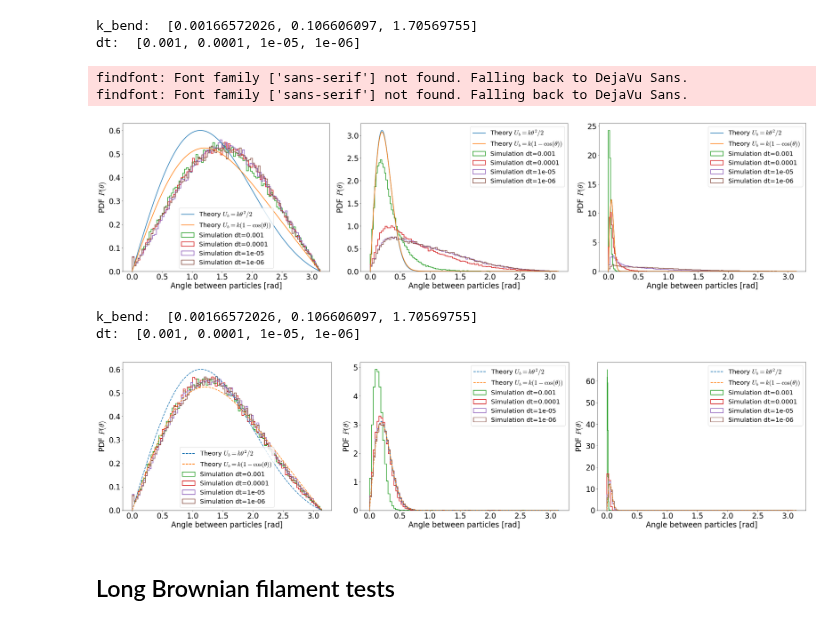
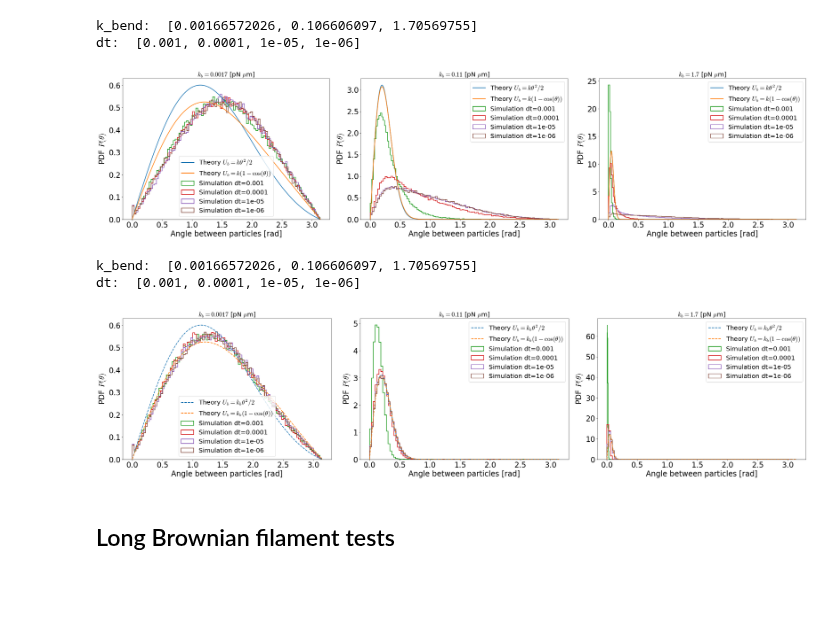
Before and after one commit to flatironinstitute/aLENS_analysis, a Jupyter notebook: notebooks/semiflex_testing/rod_pin_testing.ipynb, the cells around one changed output. Drawn from its saved outputs; the diff is of its cells as text; code cells hidden in the pictures; blank space fills up the shorter version.

```diff
--- a/notebooks/semiflex_testing/rod_pin_testing.ipynb
+++ b/notebooks/semiflex_testing/rod_pin_testing.ipynb
@@ -245,36 +245,35 @@ for i, k_bend in enumerate(k_bend_list):
         try:
             with h5py.File(data_dict[k_bend][dt], 'r') as h5_data:
                 run_params = yaml.safe_load(h5_data.attrs['RunConfig'])
                 kappa_bend = run_params['bendLinkKappa']
                 time_arr = h5_data['time'][:]
                 # Load in sylinder data
                 try:
                     sy_dat = h5_data['raw_data/sylinders'][...]
                 except:
                     print(f'dt = {dt} not made.')
                     continue
                 com_arr = .5 * (sy_dat[:, 2:5, :] + sy_dat[:, 5:8, :])
                 dir_arr = sy_dat[:, 5:8, :] - sy_dat[:, 2:5, :]
                 rod_length = np.linalg.norm(dir_arr[0,:,0])
                 # Average over all the trimers
                 angle_arr = []
                 for n in range(0, com_arr.shape[0], 2):
                     dot_arr = np.einsum('ij,ij->j', dir_arr[n], dir_arr[n+1])/(rod_length**2)
                     angle_arr += (np.arccos(dot_arr).tolist())
                 _ = axarr[i].hist(angle_arr, bins=100, density=True, label=f'Simulation dt={dt}', histtype='step', linewidth=2)
         except:
             pass
+    _ = axarr[i].set_title(f'$k_b = {kappa_bend:.2g}$ [pN $\mu$m]')
     _ = axarr[i].set_xlabel('Angle between particles [rad]')
     _ = axarr[i].set_ylabel('PDF $P(\\theta)$')
     _ = axarr[i].legend()
 # _ = plt.xlim(0, 1)
 # _ = axarr[1,2].legend()
 #         # print(dist_arr.mean())
 fig.tight_layout()
 # %% [output]
-findfont: Font family ['sans-serif'] not found. Falling back to DejaVu Sans.
-findfont: Font family ['sans-serif'] not found. Falling back to DejaVu Sans.
-[figure, old version]
+[figure, new version]
 # %%
 test_dir = Path.home() / "projects/DATA/Testing/SemiFlexRodDimer_v2"
 h5_list = list(test_dir.glob('simulations/*/analysis/raw*.h5'))
@@ -298,8 +297,8 @@ print("dt: ", dt_list)
 fig, axarr = plt.subplots(1,3, figsize=(32, 8))
 theta_arr = np.linspace(0, np.pi, 1000)
 for i, k_bend in enumerate(k_bend_list):
-    _ = axarr[i].plot(theta_arr, get_theta_potential_theory(theta_arr, k_bend), label='Theory $U_b = k\\theta^2/2$', linestyle='--')
-    _ = axarr[i].plot(theta_arr, get_cosine_potential_theory(theta_arr, k_bend), label='Theory $U_b = k(1-\cos(\\theta))$', linestyle='--')
+    _ = axarr[i].plot(theta_arr, get_theta_potential_theory(theta_arr, k_bend), label='Theory $U_b = k_b\\theta^2/2$', linestyle='--')
+    _ = axarr[i].plot(theta_arr, get_cosine_potential_theory(theta_arr, k_bend), label='Theory $U_b = k_b(1-\cos(\\theta))$', linestyle='--')
     for k, dt in enumerate(dt_list):
         try:
             with h5py.File(data_dict[k_bend][dt], 'r') as h5_data:
@@ -323,6 +322,7 @@ for i, k_bend in enumerate(k_bend_list):
                 _ = axarr[i].hist(angle_arr, bins=100, density=True, label=f'Simulation dt={dt}', histtype='step', linewidth=2)
         except:
             pass
+    _ = axarr[i].set_title(f'$k_b = {kappa_bend:.2g}$ [pN $\mu$m]')
     _ = axarr[i].set_xlabel('Angle between particles [rad]')
     _ = axarr[i].set_ylabel('PDF $P(\\theta)$')
     # _ = axarr[i].set_yscale('log')
@@ -335,7 +335,7 @@ fig.tight_layout()
 # %% [output]
 k_bend:  [0.00166572026, 0.106606097, 1.70569755]
 dt:  [0.001, 0.0001, 1e-05, 1e-06]
-[figure, old version]
+[figure, new version]
 # %% [markdown]
 ## Long Brownian filament tests
 # %%
```
Also changed, not shown: parts of 1 cell of this notebook.
